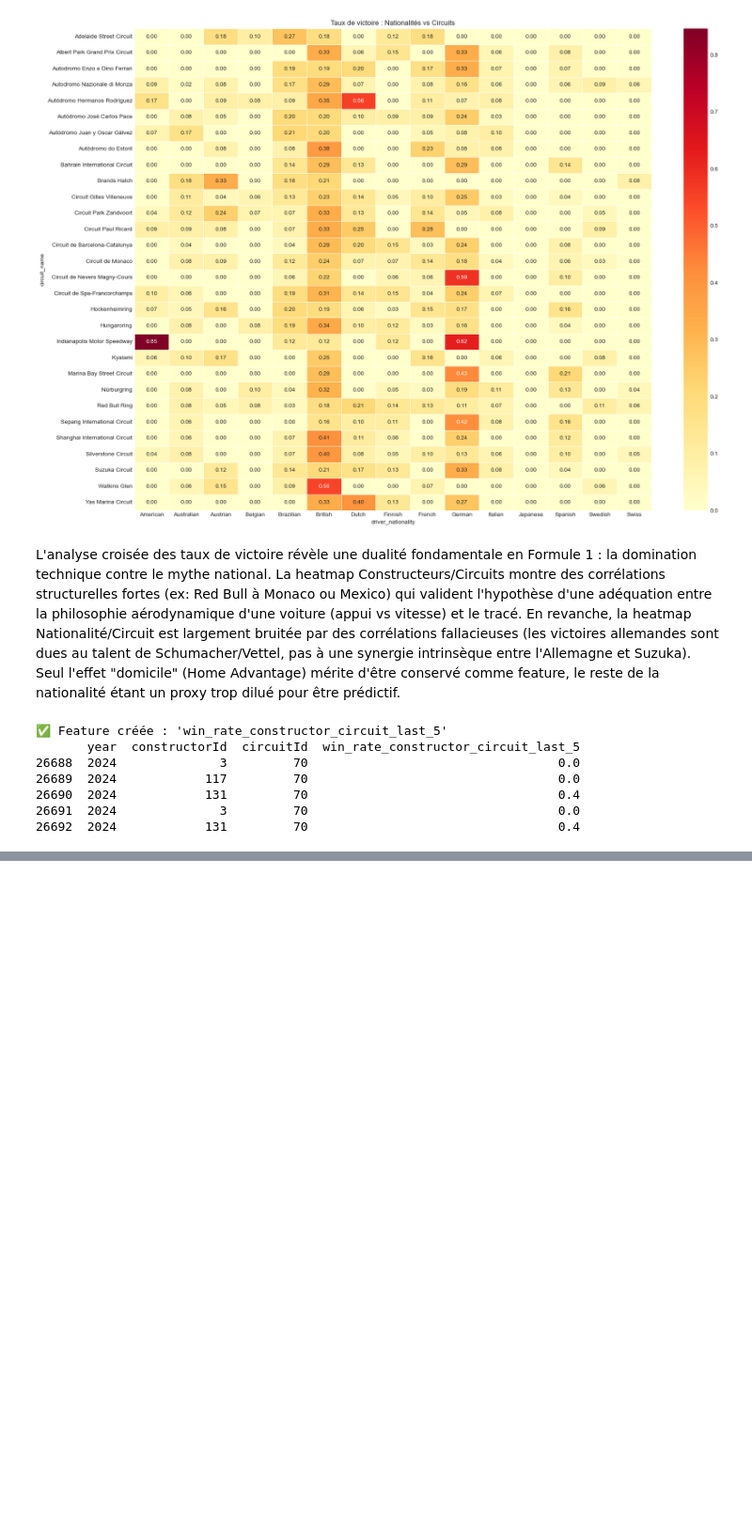
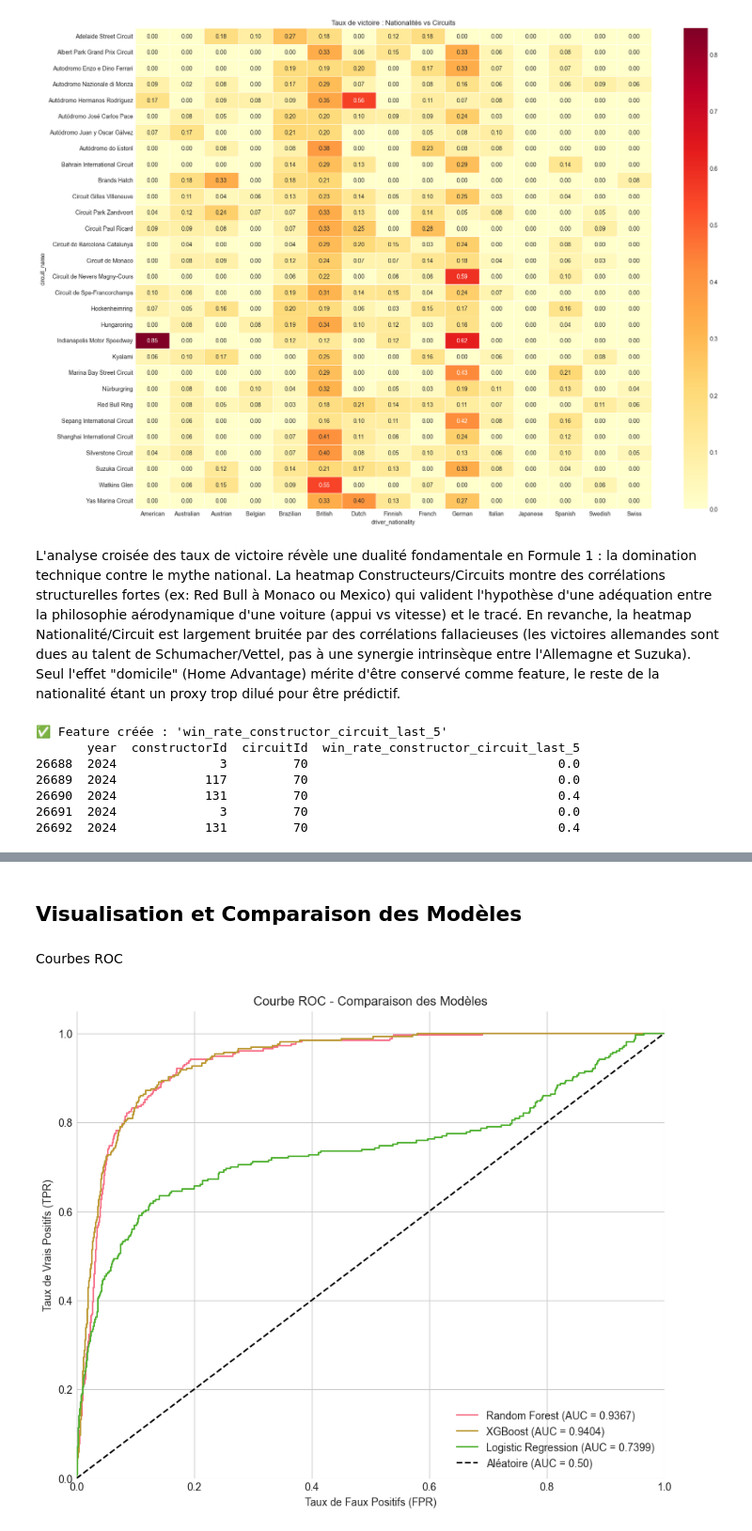
Before and after one commit to antoninnnnn/ProjetF1, a Jupyter notebook: Propre.ipynb, the cells around one changed output, grey strips where cells are left out. Shown at 94% size. Cells and saved outputs as stored; diff of their text form; code cells hidden in the pictures; blank space fills up the shorter version.

```diff
--- a/Propre.ipynb
+++ b/Propre.ipynb
@@ -1502,0 +2255,49 @@ print(df[['year', 'constructorId', 'circuitId', 'win_rate_constructor_circuit_la
+# %% [markdown]
+## Visualisation et Comparaison des Modèles
+# %%
+# ==============================================================================
+# 14. VISUALISATION ET COMPARAISON DES RÉSULTATS
+# ==============================================================================
+
+import matplotlib.pyplot as plt
+import seaborn as sns
+from sklearn.metrics import roc_curve, auc, confusion_matrix, ConfusionMatrixDisplay
+import pandas as pd
+
+sns.set_style("whitegrid")
+
+# Récupération des probabilités (choisissez les versions fine-tunées si disponibles)
+proba_rf = y_proba_tuned # Si non tuned, utilisez y_proba_test
+proba_xgb = y_proba_tuned_xgb # Si non tuned, utilisez y_proba_xgb
+proba_logreg = y_proba_tuned_logreg
+
+# Création d'un dictionnaire pour faciliter le bouclage
+models_proba = {
+    'Random Forest': proba_rf,
+    'XGBoost': proba_xgb,
+    'Logistic Regression': proba_logreg
+}
+# %% [markdown]
+Courbes ROC
+# %%
+# Tracer la courbe ROC pour chaque modèle
+plt.figure(figsize=(10, 8))
+
+for name, probas in models_proba.items():
+    if probas is not None:
+        fpr, tpr, thresholds = roc_curve(y_test, probas)
+        roc_auc = auc(fpr, tpr)
+        plt.plot(fpr, tpr, label=f'{name} (AUC = {roc_auc:.4f})')
+
+plt.plot([0, 1], [0, 1], 'k--', label='Aléatoire (AUC = 0.50)')
+plt.xlim([0.0, 1.0])
+plt.ylim([0.0, 1.05])
+plt.xlabel('Taux de Faux Positifs (FPR)')
+plt.ylabel('Taux de Vrais Positifs (TPR)')
+plt.title('Courbe ROC - Comparaison des Modèles')
+plt.legend(loc="lower right")
+plt.show()
+
+#
+# %% [output]
+[figure, added]
```
Also changed, not shown: parts of 30 cells of this notebook.
